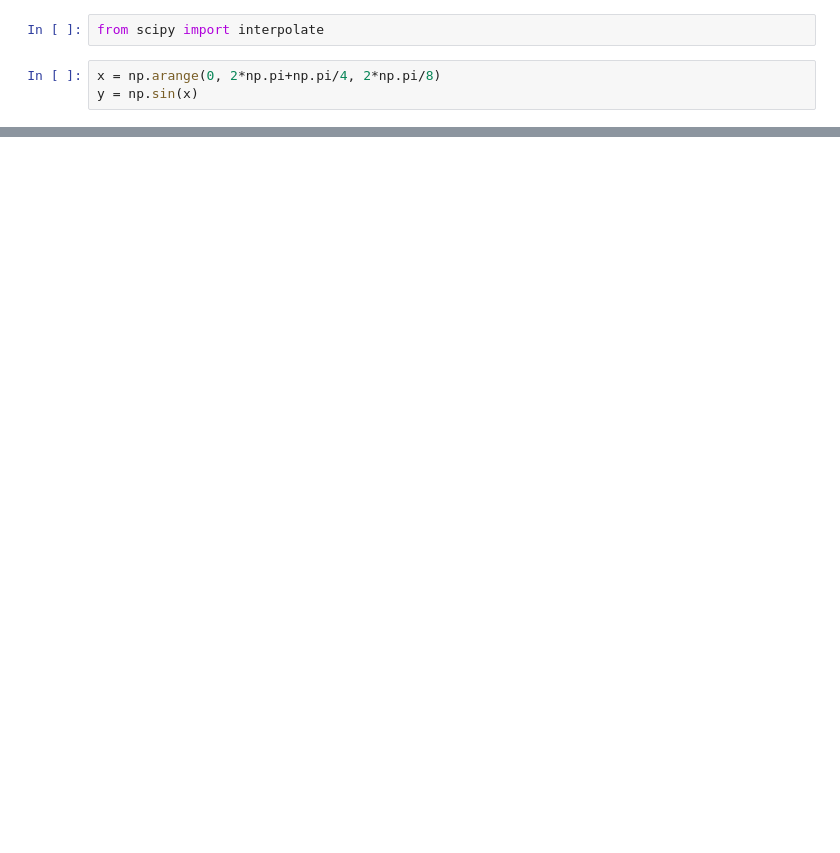
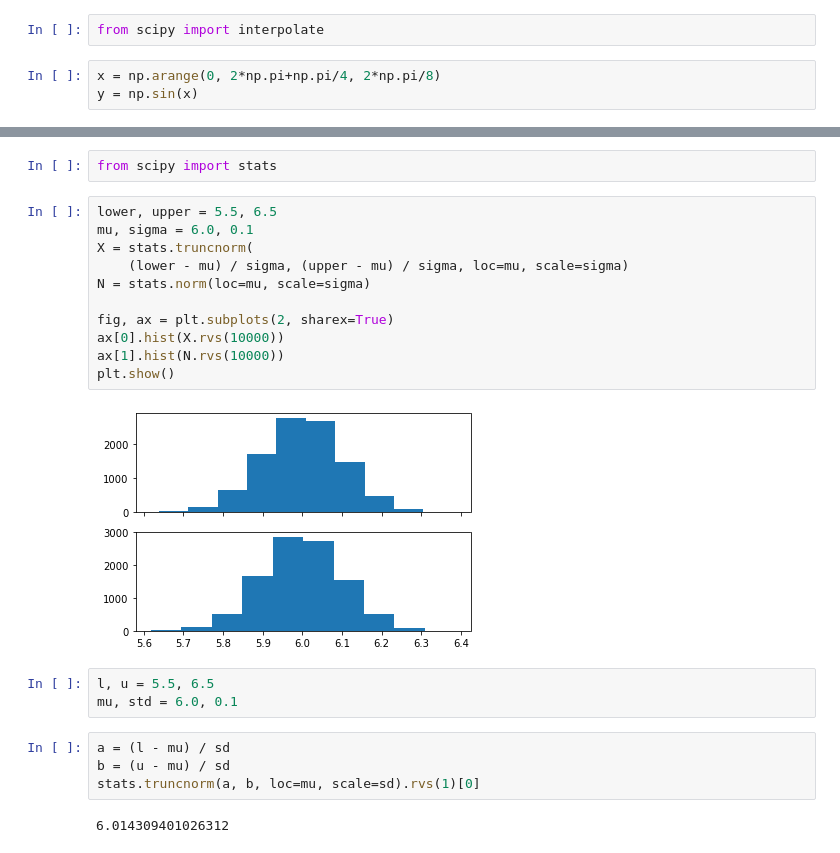
Before and after one commit to sejin8642/ftnmr, a Jupyter notebook: scripts/nb.ipynb, the cells around one changed output, grey strips where cells are left out. Saved outputs shown, nothing was run; the diff lists cells and outputs as text; blank space fills up the shorter version.

```diff
--- a/scripts/nb.ipynb
+++ b/scripts/nb.ipynb
@@ -447,0 +388,24 @@ Type:      function
+# %%
+from scipy import stats
+# %%
+lower, upper = 5.5, 6.5
+mu, sigma = 6.0, 0.1
+X = stats.truncnorm(
+    (lower - mu) / sigma, (upper - mu) / sigma, loc=mu, scale=sigma)
+N = stats.norm(loc=mu, scale=sigma)
+
+fig, ax = plt.subplots(2, sharex=True)
+ax[0].hist(X.rvs(10000))
+ax[1].hist(N.rvs(10000))
+plt.show()
+# %% [output]
+[figure, added]
+# %%
+l, u = 5.5, 6.5
+mu, std = 6.0, 0.1
+# %%
+a = (l - mu) / sd
+b = (u - mu) / sd
+stats.truncnorm(a, b, loc=mu, scale=sd).rvs(1)[0]
+# %% [output]
+6.014309401026312
```
Also changed, not shown: parts of 39 cells of this notebook, 1 other file.
